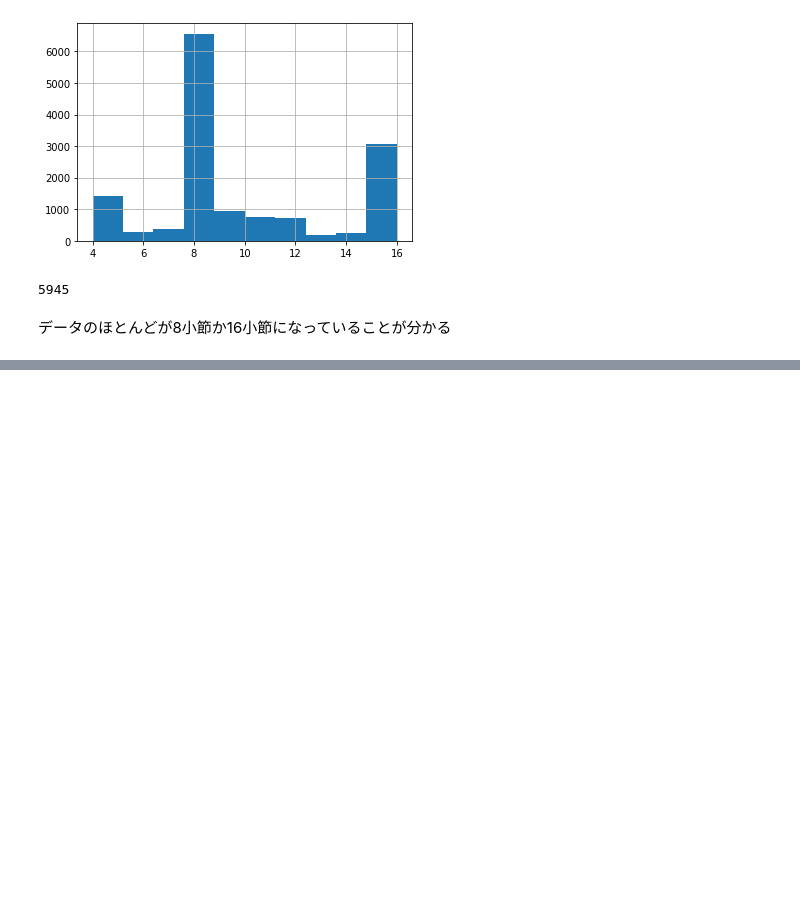
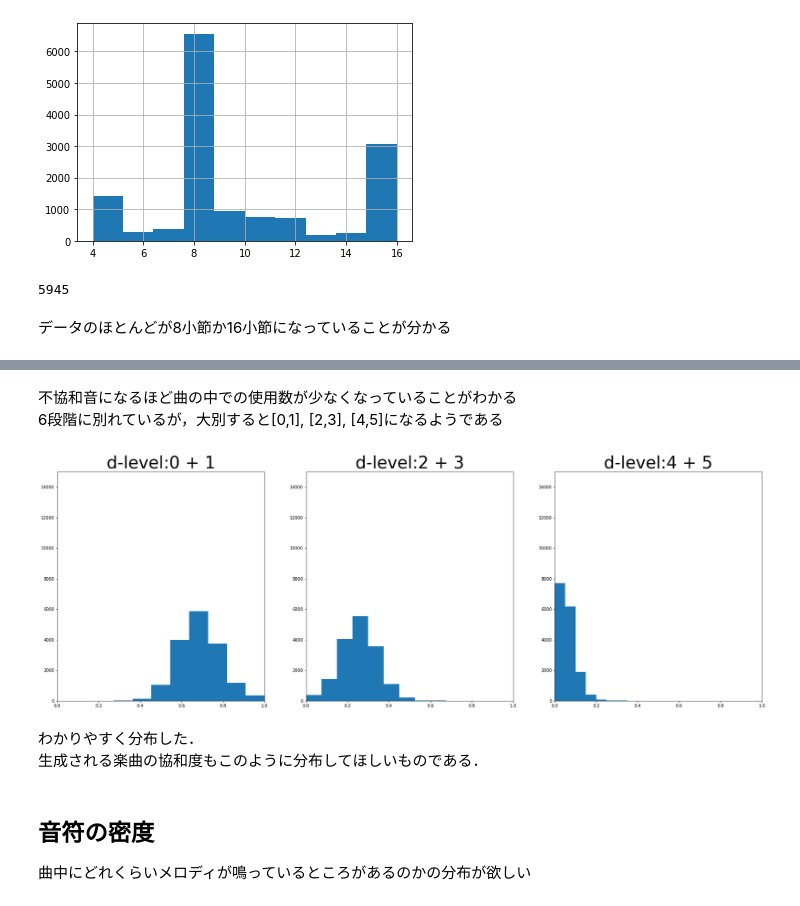
Before and after one commit to fuurin/midi, a Jupyter notebook: TheoryTabAnalysis.ipynb, the cells around one changed output, grey strips where cells are left out. Saved outputs shown, nothing was run; the diff lists cells and outputs as text; code cells hidden in the pictures; blank space fills up the shorter version.

```diff
--- a/TheoryTabAnalysis.ipynb
+++ b/TheoryTabAnalysis.ipynb
@@ -339,0 +452,23 @@ len(df_normal[df_normal['bars'] > 8])
+# %% [markdown]
+不協和音になるほど曲の中での使用数が少なくなっていることがわかる
+6段階に別れているが，大別すると[0,1], [2,3], [4,5]になるようである
+# %%
+dissonance_levels_list_in_3 = np.zeros([len(dissonance_levels_list), 3])
+dissonance_levels_list_in_3[:, 0] = dissonance_levels_list[:, 0] + dissonance_levels_list[:, 1]
+dissonance_levels_list_in_3[:, 1] = dissonance_levels_list[:, 2] + dissonance_levels_list[:, 3]
+dissonance_levels_list_in_3[:, 2] = dissonance_levels_list[:, 4] + dissonance_levels_list[:, 5]
+
+fig, axs = plt.subplots(1, 3, figsize=(30, 10))
+for i in range(3):
+    axs[i].hist(dissonance_levels_list_in_3[:, i])
+    axs[i].set_title(f'd-level:{i*2} + {i*2+1}', fontsize=40)
+    axs[i].set_xlim(0., 1.)
+    axs[i].set_ylim(0, 15000)
+# %% [output]
+[figure, added]
+# %% [markdown]
+わかりやすく分布した．
+生成される楽曲の協和度もこのように分布してほしいものである．
+# %% [markdown]
+## 音符の密度
+曲中にどれくらいメロディが鳴っているところがあるのかの分布が欲しい
```
Also changed, not shown: parts of 21 cells of this notebook, 1 other file.
